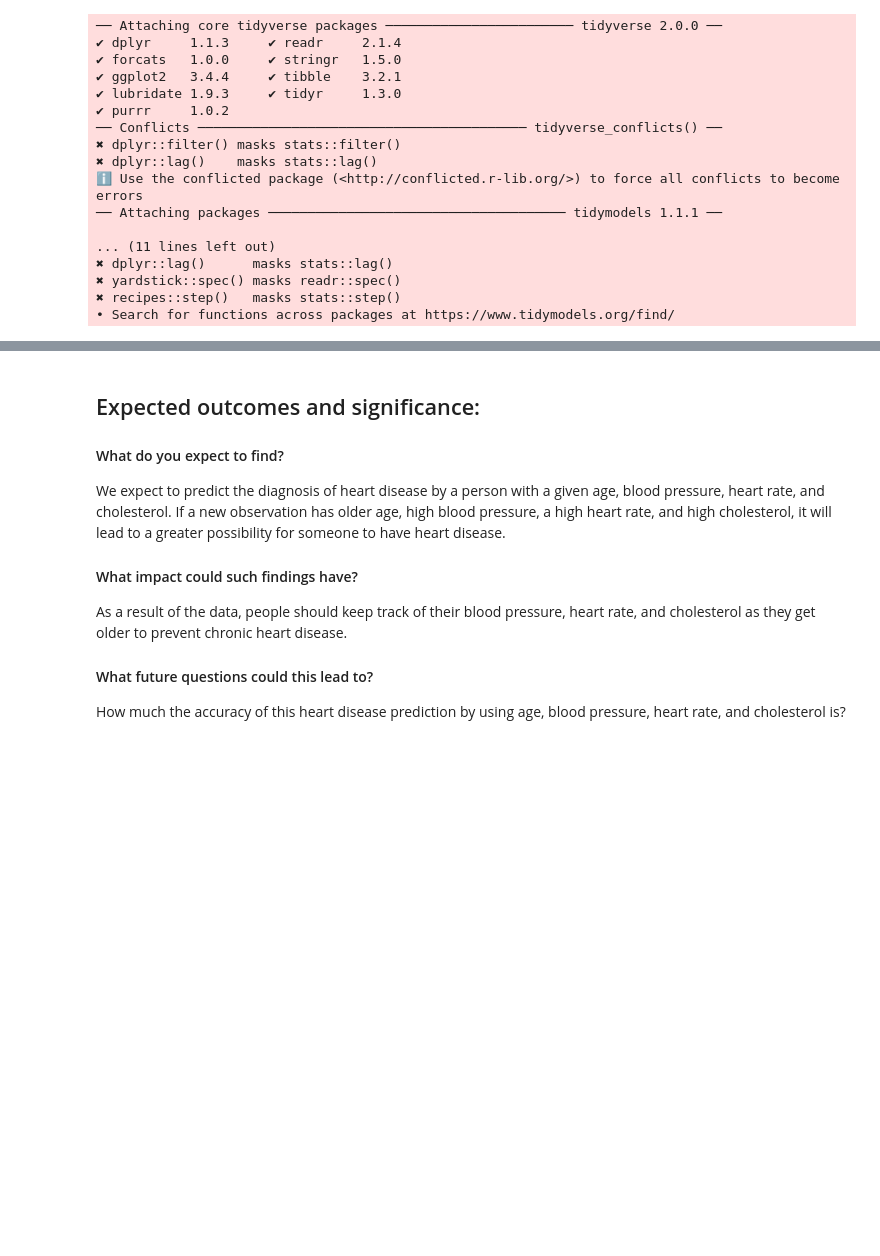
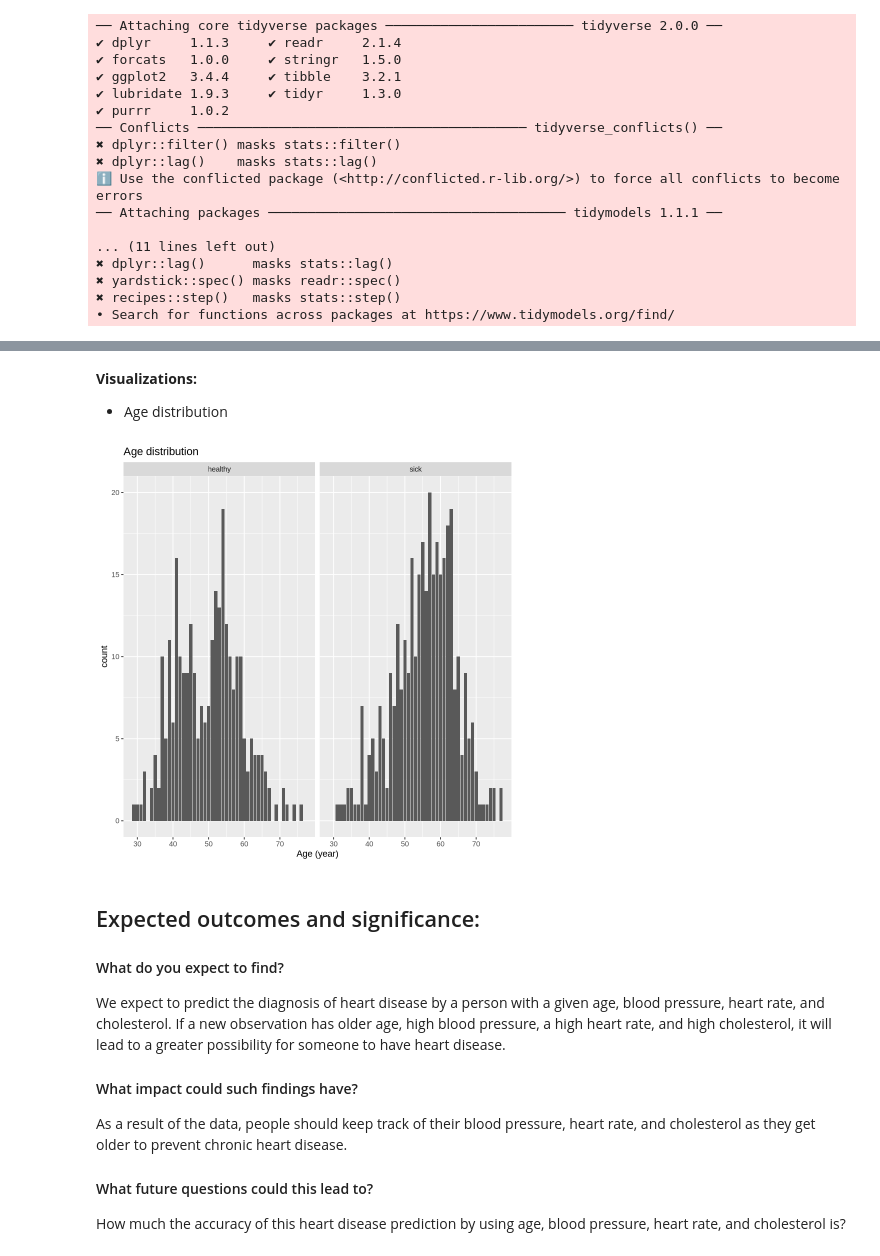
Before and after one commit to charlie-carter/dsci100project, a Jupyter notebook: proposal.ipynb, the cells around one changed output, grey strips where cells are left out. Drawn from its saved outputs; the diff is of its cells as text; code cells hidden in the pictures; blank space fills up the shorter version.

Commit message:
added some visualization

```diff
--- a/proposal.ipynb
+++ b/proposal.ipynb
@@ -151,0 +105,8 @@ A data.frame: 6 × 14
+# %%
+combined_data <- cleveland_data |>
+        rbind(switzerland_data) |>
+        rbind(hungarian_data) |>
+        rbind(va_data)
+
+# head(combined_data)
+# combined_data |> filter(trestbps == "?")
@@ -151,0 +115,12 @@ A data.frame: 6 × 14
+# %%
+# predictors are age, trestbps, chol, thalach
+# target is diagnosis based on num
+no_missing_value_data <- combined_data |> filter(age != "?" & trestbps != "?" & chol != "?" & thalach != "?" & num != "?")
+data <- no_missing_value_data |>
+    select(age, trestbps, chol, thalach, num) |>
+    mutate(age = as.integer(age)) |>
+    mutate(trestbps = as.integer(trestbps)) |>
+    mutate(chol = as.integer(chol)) |>
+    mutate(thalach = as.integer(chol)) |>
+    mutate(diagnosis = as_factor(ifelse(num == 0, "healthy", "sick")))
+head(arrange(data, desc(chol)))
@@ -152,5 +137,33 @@ A data.frame: 6 × 14
+# %%
+## splitting the data
+set.seed(3456)
+
+data_split <- initial_split(data, prop = 3/4, strata = diagnosis)
+training_data <- training(data_split)
+testing_data <- testing(data_split)
+# %% [markdown]
+**Visualizations:**
+- Age distribution
 # %%
-# change num so that it has only 2 classes, 0 meaning healthy and 1 meaning sick
+ggplot(training_data, aes(x = age)) +
+    geom_bar() +
+    facet_grid(cols = vars(diagnosis)) +
+    ggtitle("Age distribution") +
+    xlab("Age (year)")
+
+# ggplot(training_data, aes(x = trestbps)) +
+#     geom_bar()
+
+# ggplot(training_data, aes(x = chol)) +
+#     geom_bar()
+
+# ggplot(training_data, aes(x = thalach)) +
+#     geom_bar()
+
+# ggplot(training_data, aes(x = diagnosis)) +
+#     geom_bar()
+# %% [output]
+[figure, added]
 # %% [markdown]
 ## Expected outcomes and significance:
 
```
Also changed, not shown: parts of 3 cells of this notebook.
